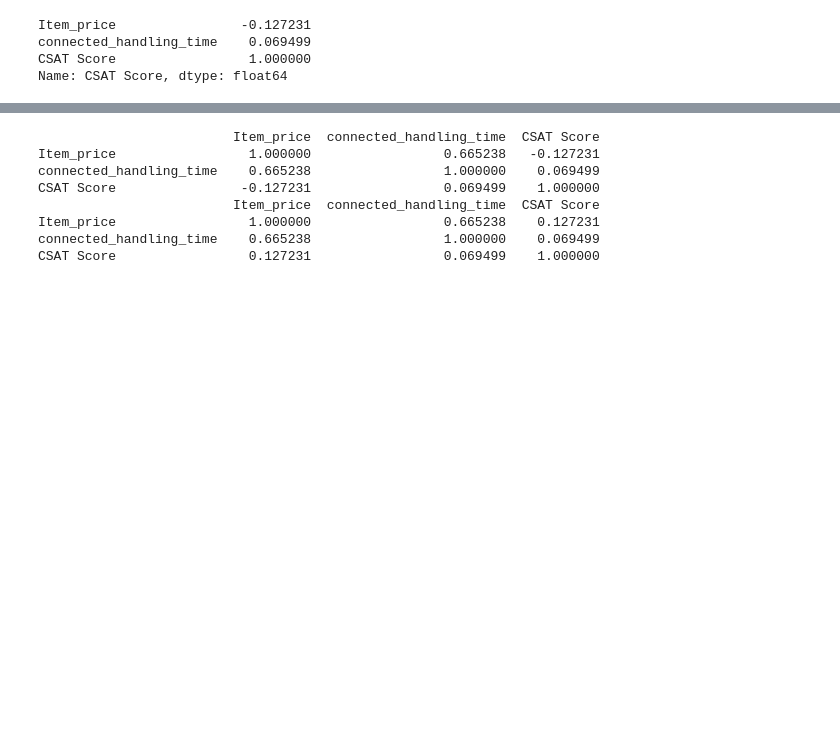
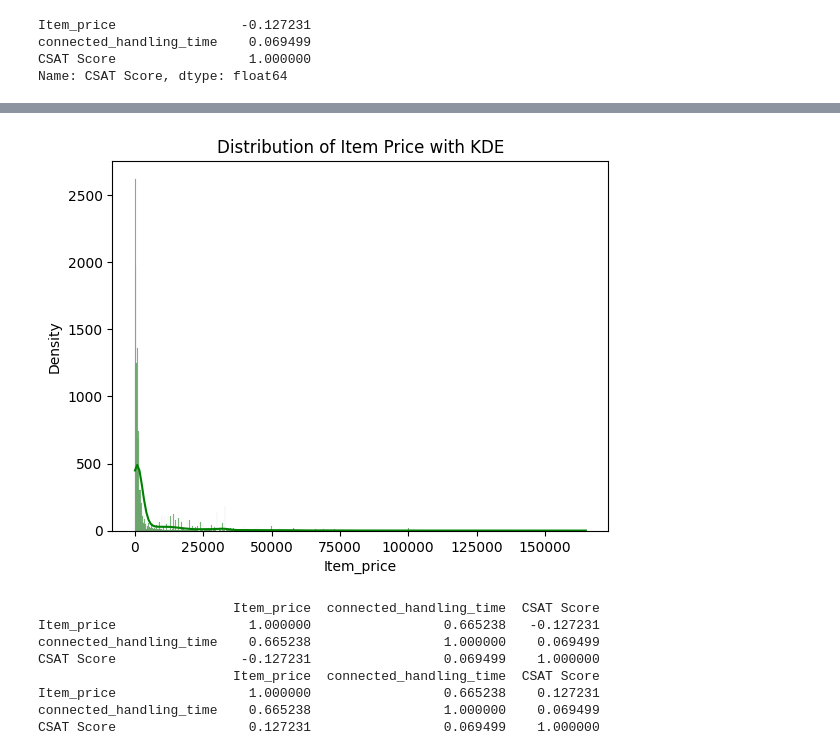
Before and after one commit to padminK/-Classification---Flipkart-Customer-Service-Satisfaction, a Jupyter notebook: Untitled1.ipynb, the cells around one changed output, grey strips where cells are left out. Saved outputs shown, nothing was run; the diff lists cells and outputs as text; code cells hidden in the pictures; blank space fills up the shorter version.

```diff
--- a/Untitled1.ipynb
+++ b/Untitled1.ipynb
@@ -384,3 +390,11 @@ https://gist.github.com/mwaskom/de44147ed2974457ad6372750bbe5751
+# %%
+sns.histplot(df['Item_price'], color='green', kde=True)
+plt.xlabel('Item_price')
+plt.ylabel('Density') # ylabel will be 'Density' when kde is True
+plt.title('Distribution of Item Price with KDE')
+plt.show()
+# %% [output]
+[figure, added]
 # %%
 # Select only numerical columns for correlation calculation
 numerical_df = df.select_dtypes(include=np.number)
```
Also changed, not shown: parts of 8 cells of this notebook.
